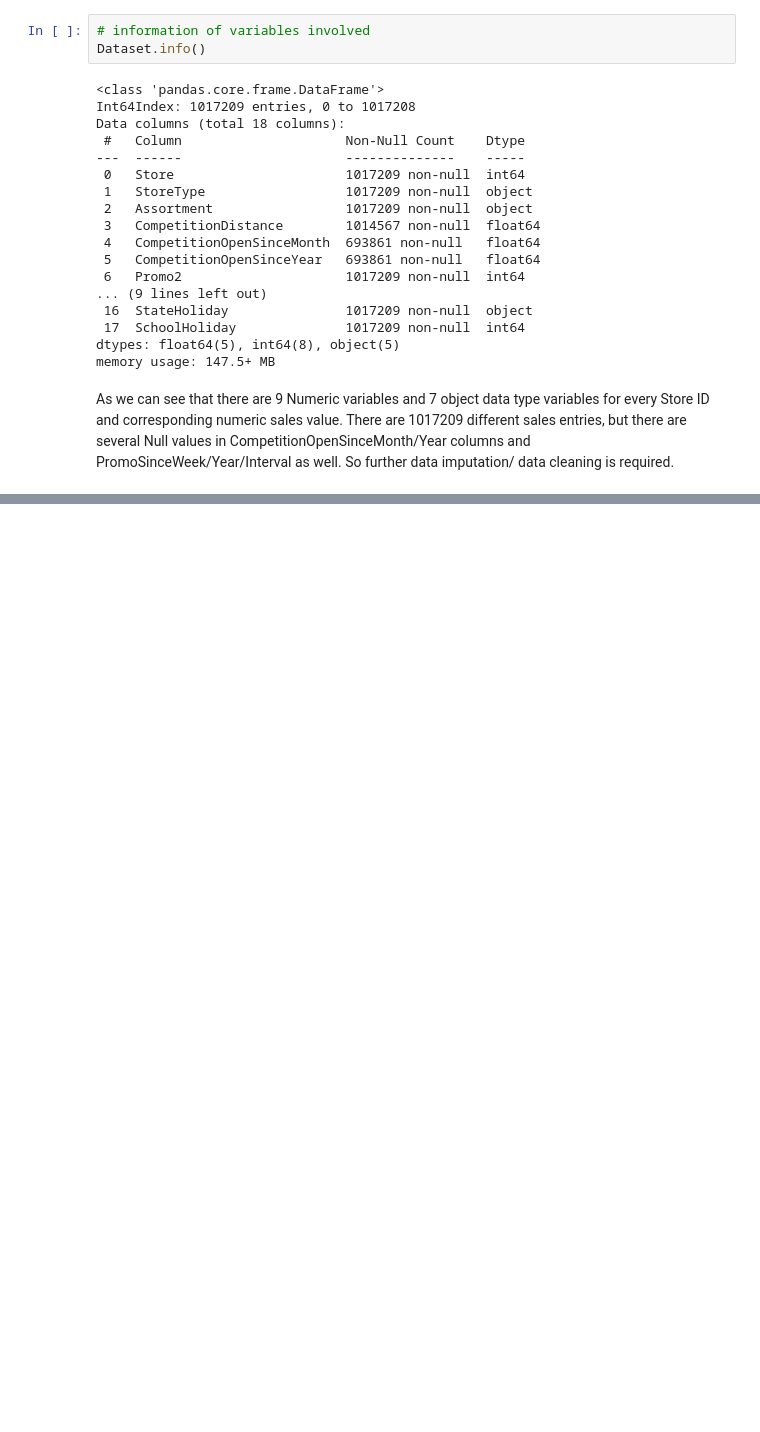
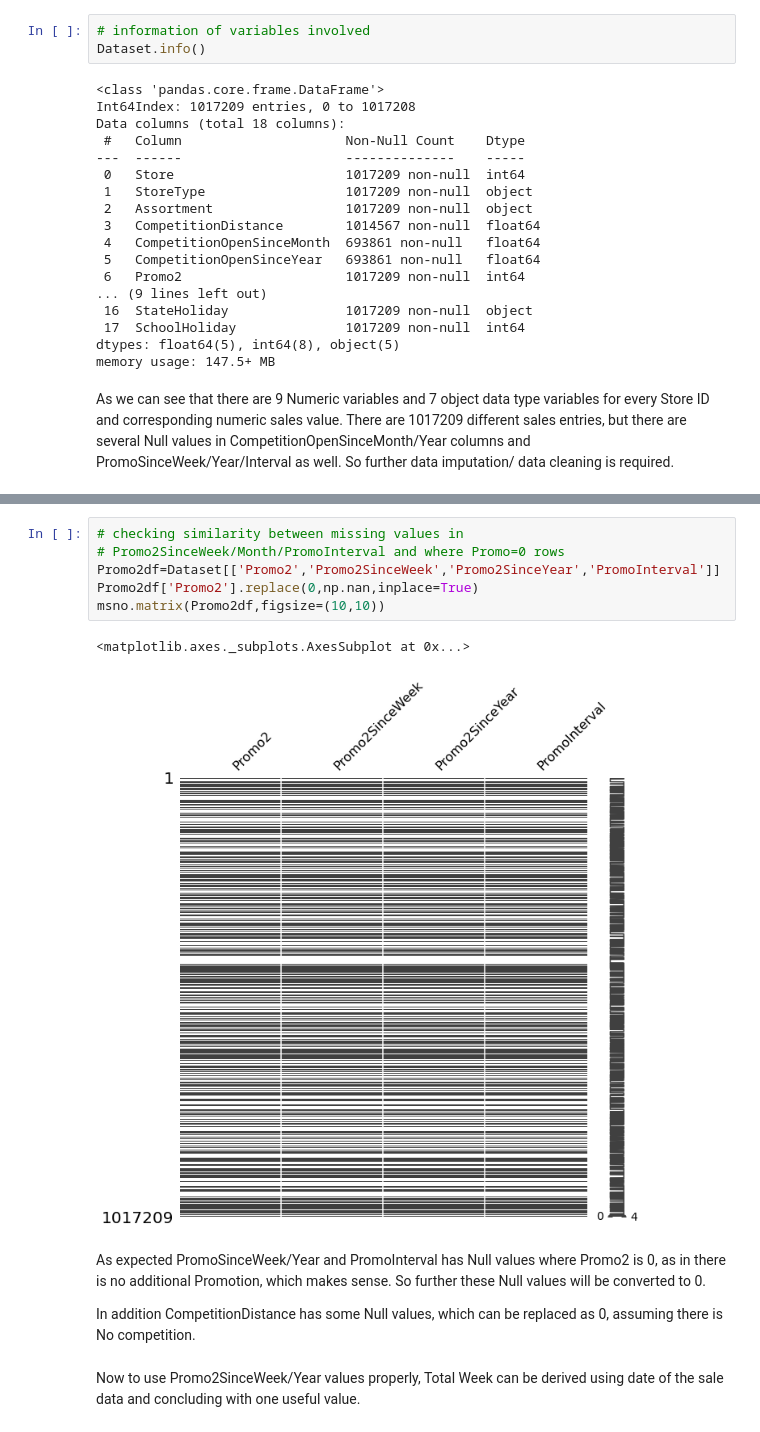
Before and after one commit to iMrugesh9/Regression-Capstone-Project-Retail-sales-prediction, a Jupyter notebook: Retail_Sales_Prediction.ipynb, the cells around one changed output, grey strips where cells are left out. Cells and saved outputs as stored; diff of their text form; blank space fills up the shorter version.

```diff
--- a/Retail_Sales_Prediction.ipynb
+++ b/Retail_Sales_Prediction.ipynb
@@ -172,0 +230,15 @@ So further data imputation/ data cleaning is required.
+# %%
+# checking similarity between missing values in
+# Promo2SinceWeek/Month/PromoInterval and where Promo=0 rows
+Promo2df=Dataset[['Promo2','Promo2SinceWeek','Promo2SinceYear','PromoInterval']]
+Promo2df['Promo2'].replace(0,np.nan,inplace=True)
+msno.matrix(Promo2df,figsize=(10,10))
+# %% [output]
+<matplotlib.axes._subplots.AxesSubplot at 0x...>
+[figure, added]
+# %% [markdown]
+As expected PromoSinceWeek/Year and PromoInterval has Null values where Promo2 is 0, as in there is no additional Promotion, which makes sense. So further these Null values will be converted to 0.
+
+In addition CompetitionDistance has some Null values, which can be replaced as 0, assuming there is No competition.
+# %% [markdown]
+Now to use Promo2SinceWeek/Year values properly, Total Week can be derived using date of the sale data and concluding with one useful value.
```
Also changed, not shown: parts of 42 cells of this notebook.
